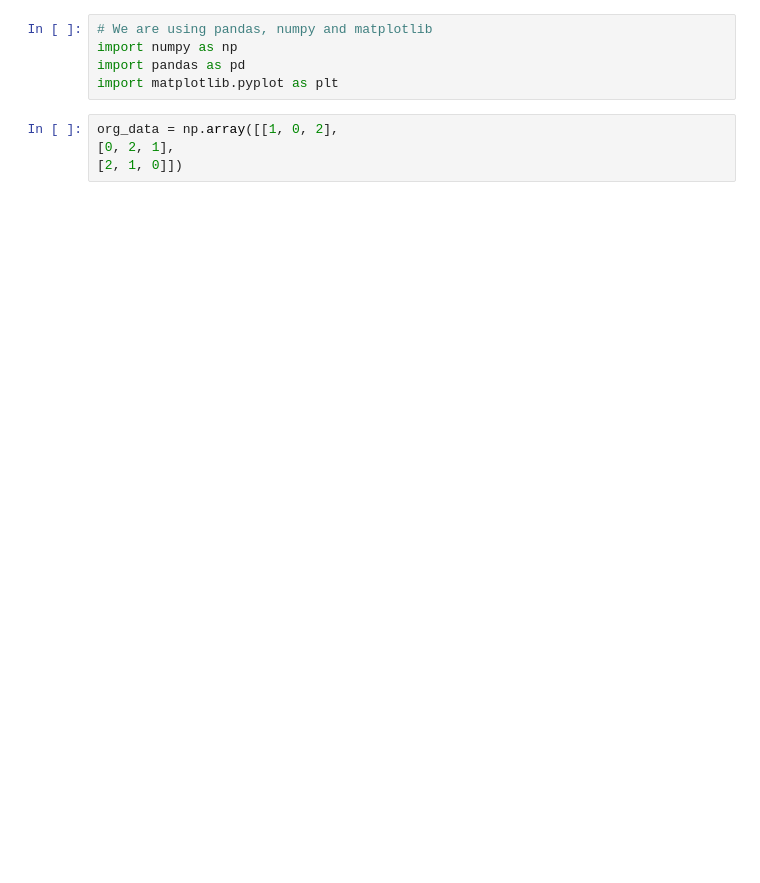
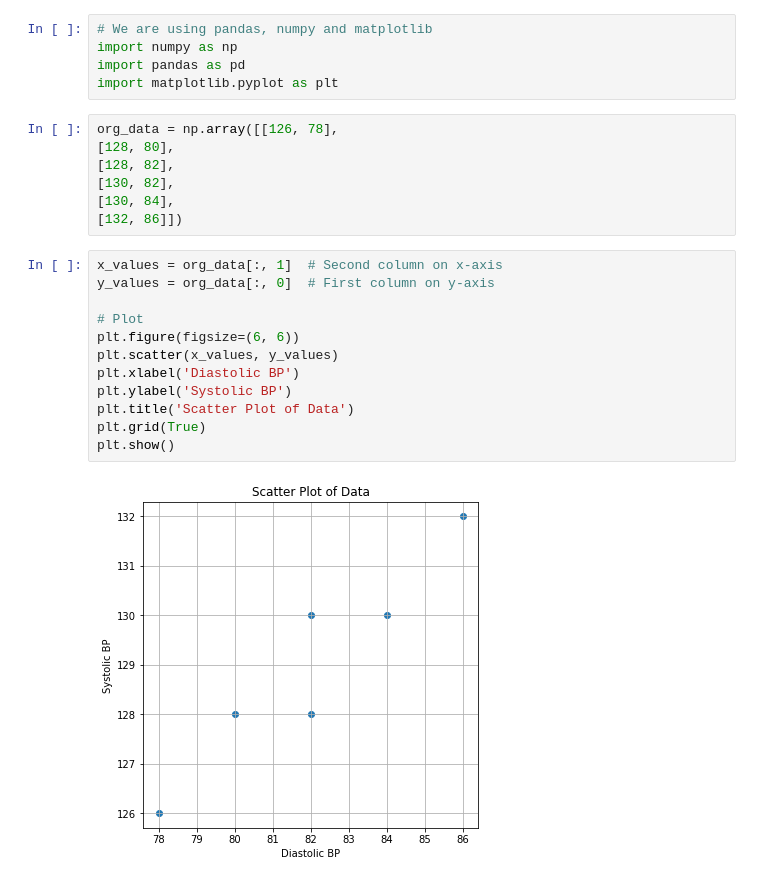
Before and after one commit to AdityaKharmaleGoat7/Data-Analysis-tools-in-Experimental-Research, a Jupyter notebook: Tutorial 2/Principle Component Analysis.ipynb, the cells around one changed output. Cells and saved outputs as stored; diff of their text form; blank space fills up the shorter version.

```diff
--- a/Tutorial 2/Principle Component Analysis.ipynb
+++ b/Tutorial 2/Principle Component Analysis.ipynb
@@ -4,9 +4,26 @@ import numpy as np
 import pandas as pd
 import matplotlib.pyplot as plt
 # %%
-org_data = np.array([[1, 0, 2],
-[0, 2, 1],
-[2, 1, 0]])
+org_data = np.array([[126, 78],
+[128, 80],
+[128, 82],
+[130, 82],
+[130, 84],
+[132, 86]])
+# %%
+x_values = org_data[:, 1]  # Second column on x-axis
+y_values = org_data[:, 0]  # First column on y-axis
+
+# Plot
+plt.figure(figsize=(6, 6))
+plt.scatter(x_values, y_values)
+plt.xlabel('Diastolic BP')
+plt.ylabel('Systolic BP')
+plt.title('Scatter Plot of Data')
+plt.grid(True)
+plt.show()
+# %% [output]
+[figure, added]
 # %%
 # Subtract mean from data
 mean = np.mean(org_data, axis=0)
```
Also changed, not shown: parts of 9 cells of this notebook, 1 other file.
